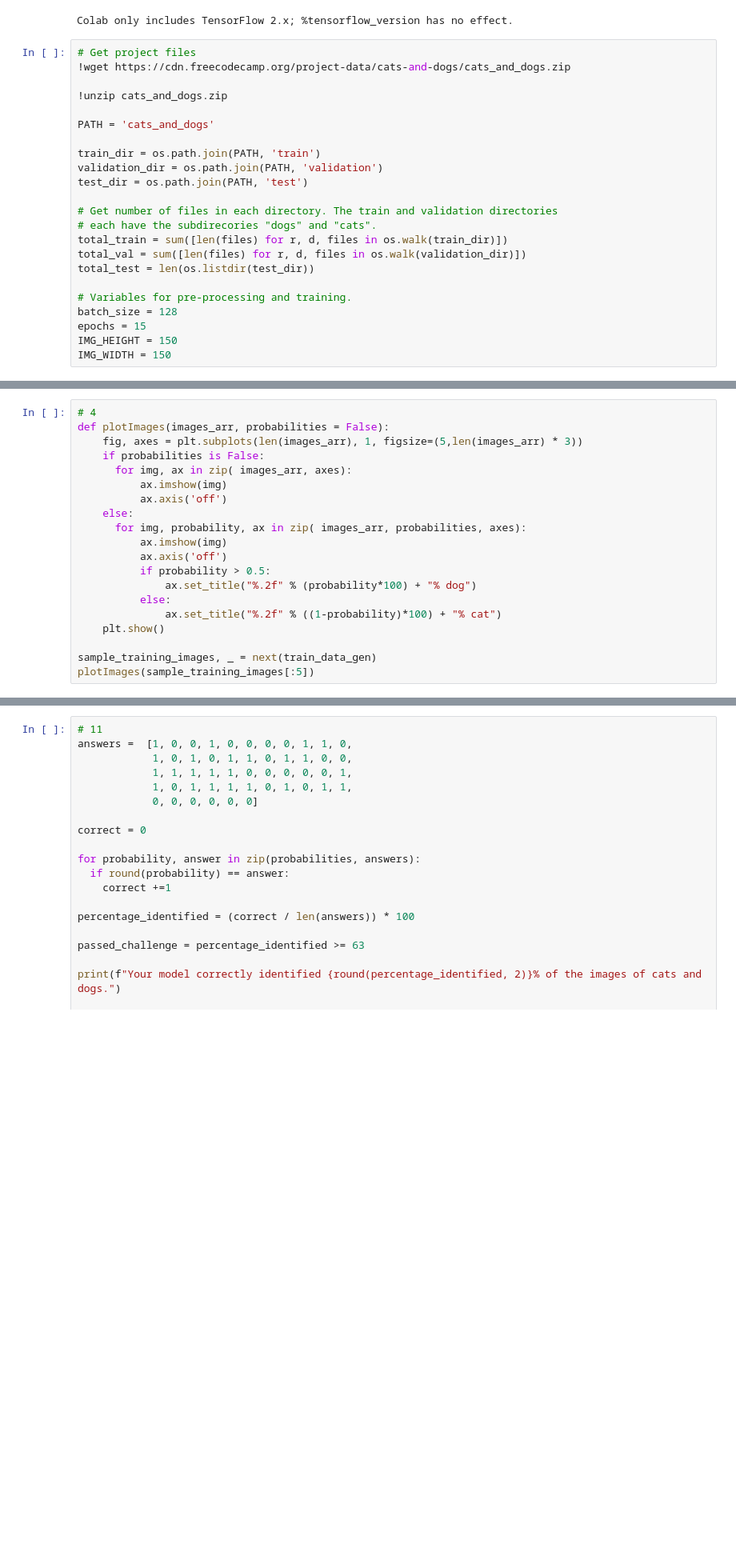
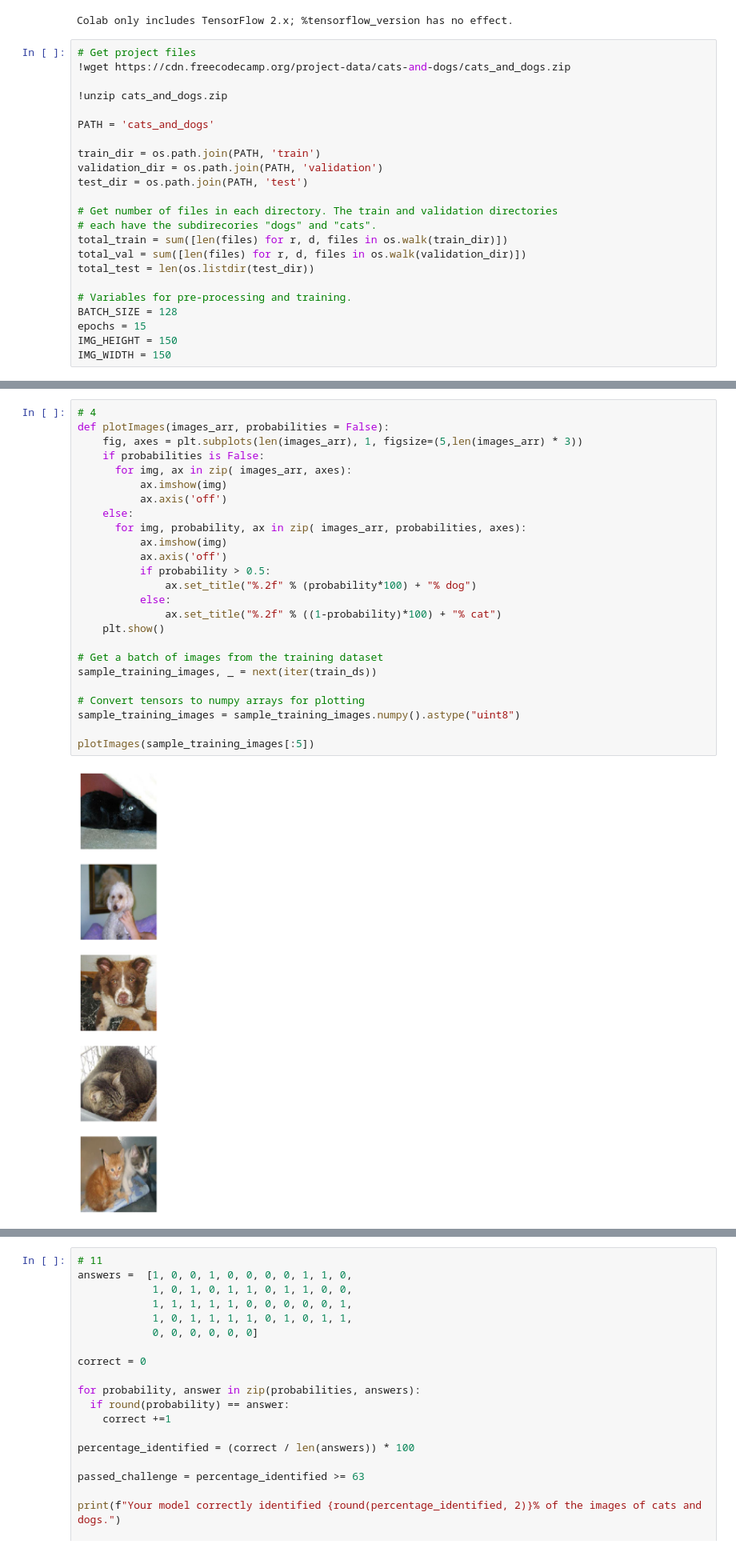
Before and after one commit to FelicityTech/AI-Engineer-for-Developers, a Jupyter notebook: fcc_cat_dog.ipynb, the cells around one changed output, grey strips where cells are left out. Shown at 80% size. Cells and saved outputs as stored; diff of their text form; blank space fills up the shorter version.

```diff
--- a/fcc_cat_dog.ipynb
+++ b/fcc_cat_dog.ipynb
@@ -36,7 +36,7 @@ total_val = sum([len(files) for r, d, files in os.walk(validation_dir)])
 total_test = len(os.listdir(test_dir))
 
 # Variables for pre-processing and training.
-batch_size = 128
+BATCH_SIZE = 128
 epochs = 15
 IMG_HEIGHT = 150
 IMG_WIDTH = 150
@@ -52,20 +110,27 @@ test_data_gen = None
 # %%
 # 4
 def plotImages(images_arr, probabilities = False):
     fig, axes = plt.subplots(len(images_arr), 1, figsize=(5,len(images_arr) * 3))
     if probabilities is False:
       for img, ax in zip( images_arr, axes):
           ax.imshow(img)
           ax.axis('off')
     else:
       for img, probability, ax in zip( images_arr, probabilities, axes):
           ax.imshow(img)
           ax.axis('off')
           if probability > 0.5:
               ax.set_title("%.2f" % (probability*100) + "% dog")
           else:
               ax.set_title("%.2f" % ((1-probability)*100) + "% cat")
     plt.show()
 
-sample_training_images, _ = next(train_data_gen)
+# Get a batch of images from the training dataset
+sample_training_images, _ = next(iter(train_ds))
+
+# Convert tensors to numpy arrays for plotting
+sample_training_images = sample_training_images.numpy().astype("uint8")
+
 plotImages(sample_training_images[:5])
+# %% [output]
+[figure, added]
```
Also changed, not shown: parts of 12 cells of this notebook.
